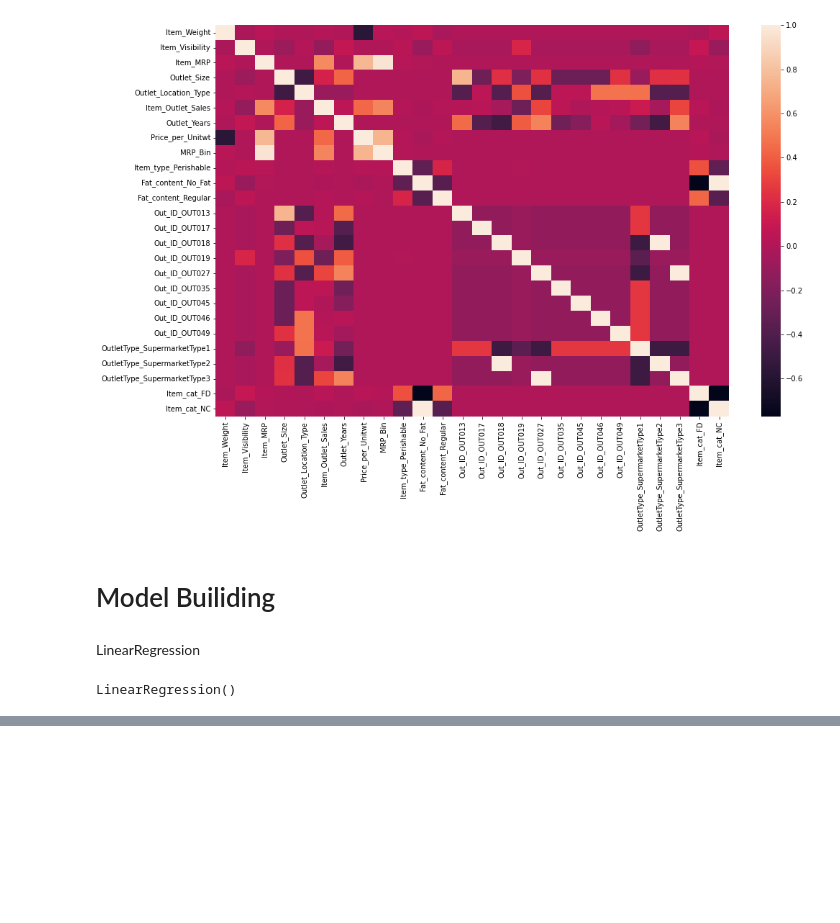
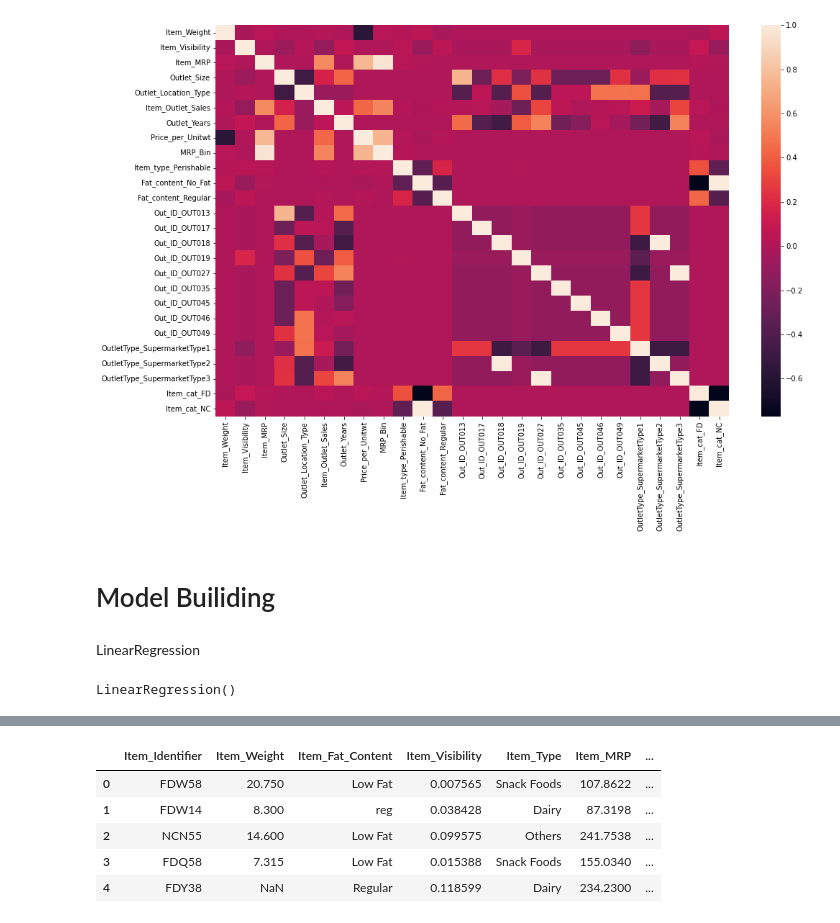
Before and after one commit to sathishrouthu/BigMart-Sales_Prediction, a Jupyter notebook: EDA-BigMart Sales.ipynb, the cells around one changed output, grey strips where cells are left out. Saved outputs shown, nothing was run; the diff lists cells and outputs as text; code cells hidden in the pictures; blank space fills up the shorter version.

```diff
--- a/EDA-BigMart Sales.ipynb
+++ b/EDA-BigMart Sales.ipynb
@@ -702,0 +717,11 @@ y_pred = LR.predict(X_test)
+# %%
+test_original = pd.read_csv('https://raw.githubusercontent.com/sathishrouthu/BigMart-Sales_Prediction/main/test.csv')
+# %%
+test_original.head()
+# %% [output]
+|  | Item_Identifier | Item_Weight | Item_Fat_Content | Item_Visibility | Item_Type | Item_MRP | ... |
+| 0 | FDW58 | 20.750 | Low Fat | 0.007565 | Snack Foods | 107.8622 | ... |
+| 1 | FDW14 | 8.300 | reg | 0.038428 | Dairy | 87.3198 | ... |
+| 2 | NCN55 | 14.600 | Low Fat | 0.099575 | Others | 241.7538 | ... |
+| 3 | FDQ58 | 7.315 | Low Fat | 0.015388 | Snack Foods | 155.0340 | ... |
+| 4 | FDY38 | NaN | Regular | 0.118599 | Dairy | 234.2300 | ... |
```
Also changed, not shown: parts of 12 cells of this notebook.
